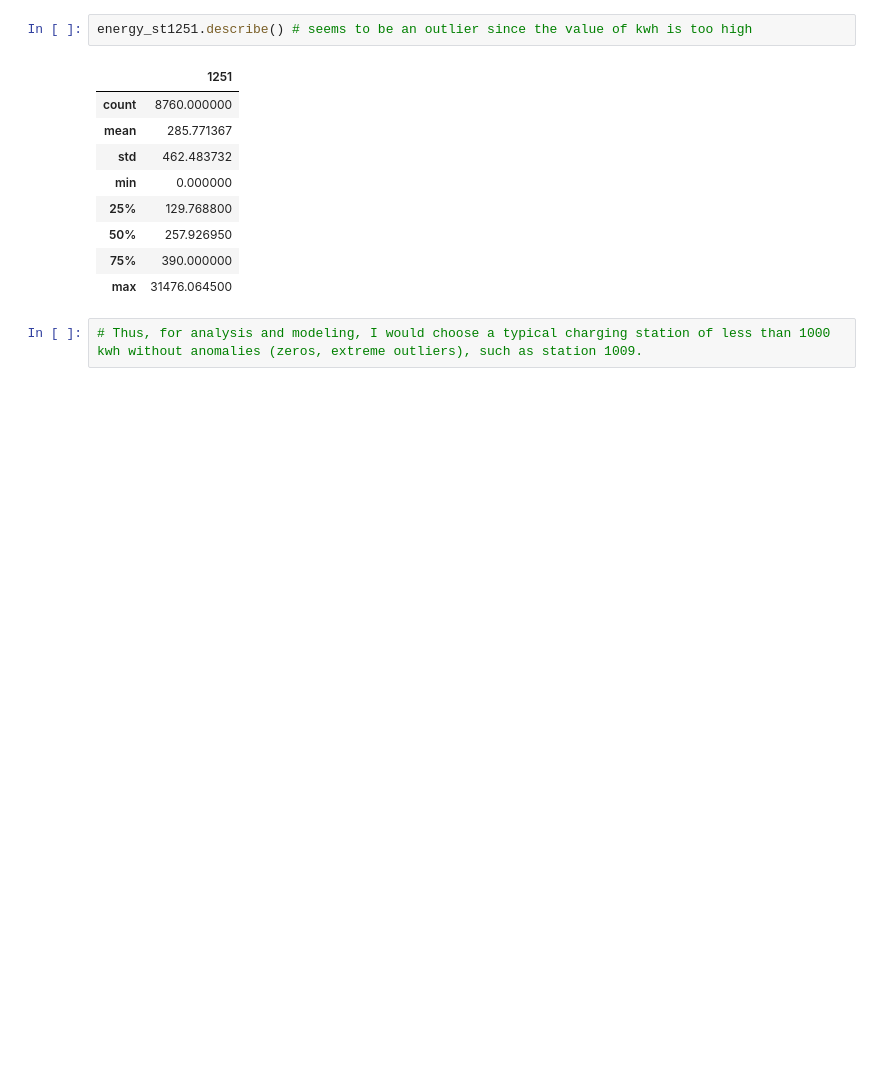
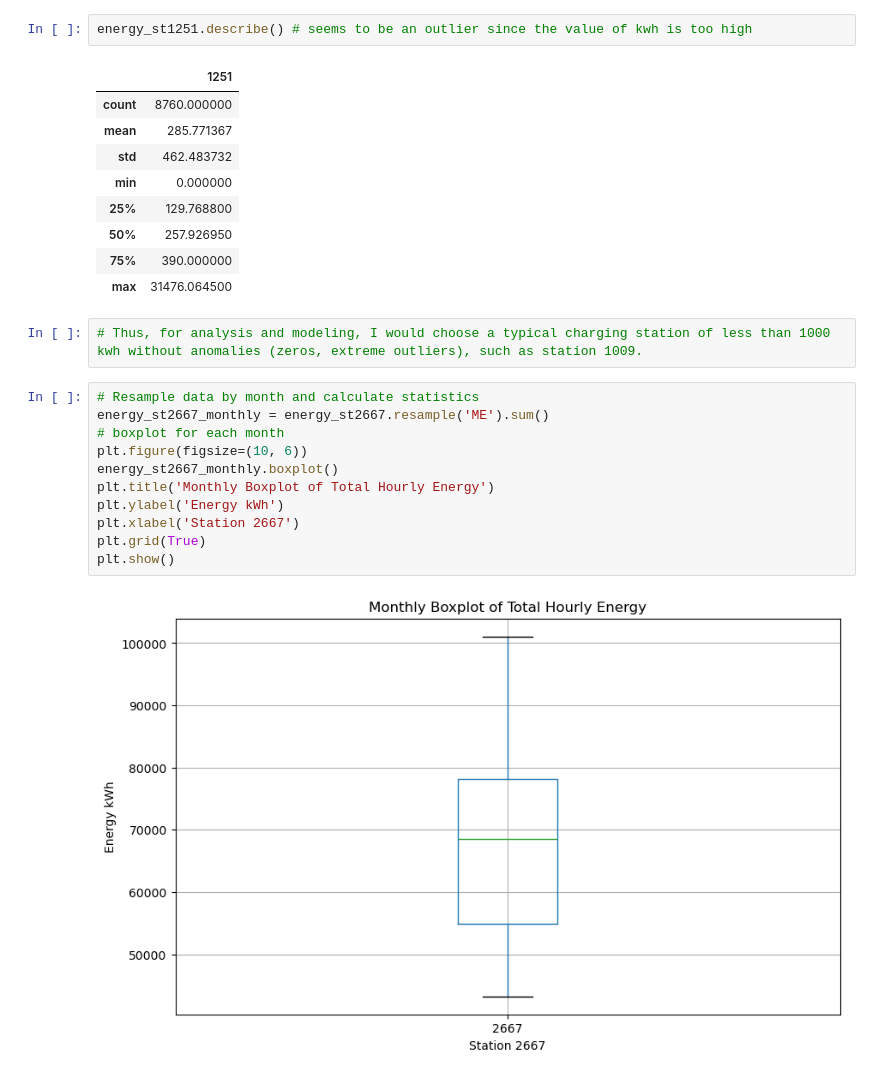
Before and after one commit to nareeratm/capstone_ev, a Jupyter notebook: Energy.ipynb, the cells around one changed output. Cells and saved outputs as stored; diff of their text form; blank space fills up the shorter version.

```diff
--- a/Energy.ipynb
+++ b/Energy.ipynb
@@ -519,3 +519,16 @@ energy_st1251.describe() # seems to be an outlier since the value of kwh is too
 | max | 31476.064500 |
 # %%
 # Thus, for analysis and modeling, I would choose a typical charging station of less than 1000 kwh without anomalies (zeros, extreme outliers), such as station 1009.
+# %%
+# Resample data by month and calculate statistics
+energy_st2667_monthly = energy_st2667.resample('ME').sum()
+# boxplot for each month
+plt.figure(figsize=(10, 6))
+energy_st2667_monthly.boxplot()
+plt.title('Monthly Boxplot of Total Hourly Energy')
+plt.ylabel('Energy kWh')
+plt.xlabel('Station 2667')
+plt.grid(True)
+plt.show()
+# %% [output]
+[figure, added]
```
Also changed, not shown: parts of 2 cells of this notebook, 1 other file.
